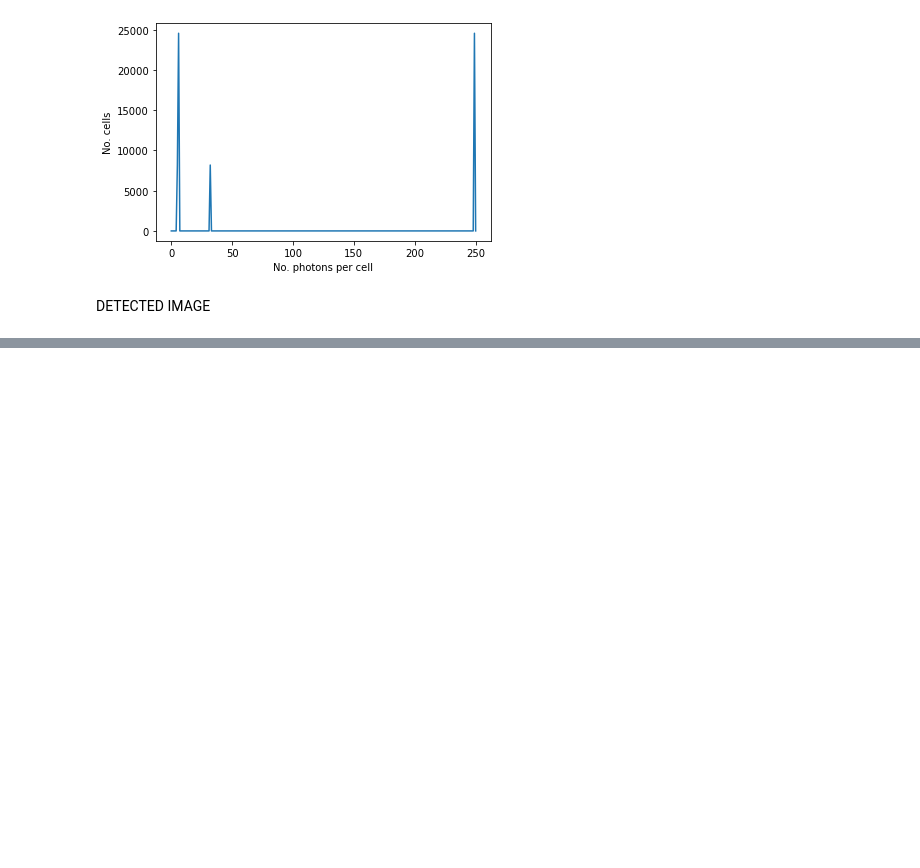
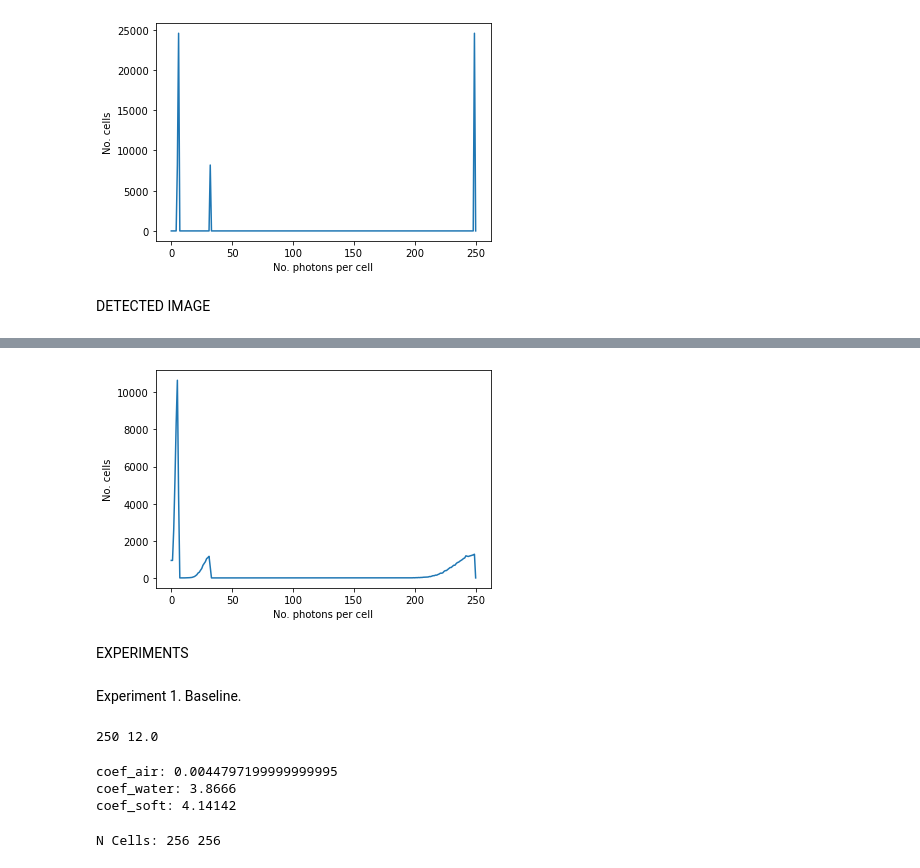
Before and after one commit to PAGF188/IBMA_Ejercicios, a Jupyter notebook: Ejercicio5/ejercicio5.ipynb, the cells around one changed output, grey strips where cells are left out. Drawn from its saved outputs; the diff is of its cells as text; code cells hidden in the pictures; blank space fills up the shorter version.

```diff
--- a/Ejercicio5/ejercicio5.ipynb
+++ b/Ejercicio5/ejercicio5.ipynb
@@ -168,0 +195,27 @@ plt.show()
+# %%
+plotDistribution(nCPD, 'No. photons per cell', 'No. cells')
+# %% [output]
+[figure, added]
+# %% [markdown]
+EXPERIMENTS
+# %% [markdown]
+Experiment 1. Baseline.
+# %%
+# Source Data 1
+
+kVp= 30
+I0= 250
+N0, eE= source(kVp, I0)
+
+print(N0, eE)
+# %% [output]
+250 12.0
+# %%
+# OBJECT
+
+size= 256
+obj= cube_phantom(size, eE)
+# %% [output]
+coef_air: 0.0044797199999999995
+coef_water: 3.8666
+coef_soft: 4.14142
@@ -168,0 +227,6 @@ plt.show()
+# %%
+# Detection
+
+dImage= detectorNoiseP(qImage, size, size)
+# %% [output]
+N Cells: 256 256
```
Also changed, not shown: parts of 35 cells of this notebook, 1 other file.
